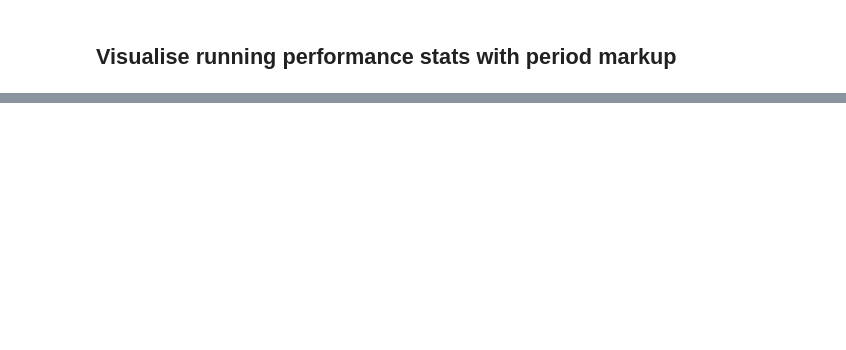
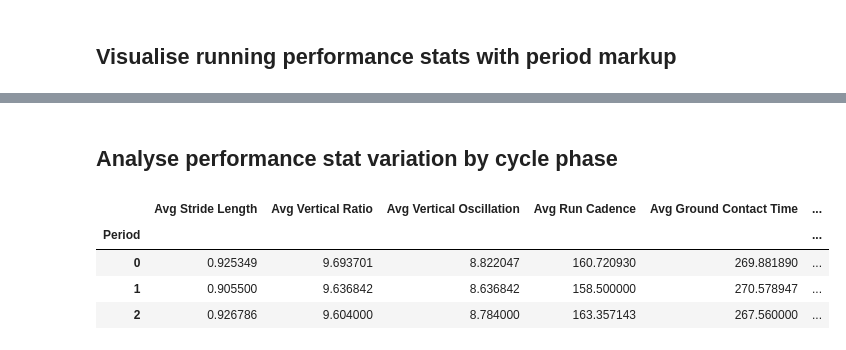
Before and after one commit to hw454/Garmin_Menstrual_Combining, a Jupyter notebook: GarminAnalysis.ipynb, the cells around one changed output, grey strips where cells are left out. Cells and saved outputs as stored; diff of their text form; code cells hidden in the pictures; blank space fills up the shorter version.

```diff
--- a/GarminAnalysis.ipynb
+++ b/GarminAnalysis.ipynb
@@ -59,7 +59,7 @@ To access your heart rate (HR) zones in the Garmin Connect app, you can do the f
 * If your data is in a completely different part of your system you can use an absolute path for example \"C:/User/name/data/", this is NOT advised if you are going to be sharing this script. Include "/" at the end.
 # %%
 hr_zones = [120,148, 165, 176, 185, 213]
-dir_name = "my_data/" # The name and path of the directory you have the data saved in.
+dir_name = "dummy_data/" # The name and path of the directory you have the data saved in.
 # %% [markdown]
 # Setup the Functions
 ## Plotting functions
@@ -234,14 +235,16 @@ activities_df.loc[activities_df.Date.dt.date.isin(period_dates.dt.date),'Period'
 # %%
 running_df.rename(columns = {"Time": "Duration"}, inplace= True)
-running_df["Distance"] = pd.to_numeric(running_df["Distance"])
-running_df[['L_GCT Balance', 'R_GCT Balance']] = running_df["Avg GCT Balance"].str.split(" / ", expand= True)
-running_df.loc[:,"L_GCT Balance"] = running_df.loc[:,"L_GCT Balance"].str.replace(r'\D', '', regex=True)
-running_df.loc[:, "R_GCT Balance"] = running_df.loc[:,"L_GCT Balance"].str.replace(r'\D', '', regex=True)
 col_list = ['Avg Stride Length', 'Avg Vertical Ratio', 'Avg Vertical Oscillation', 'Avg Run Cadence',
             'Avg Ground Contact Time', "L_GCT Balance", "R_GCT Balance"]
+col_list = [col for col in col_list if col in running_df.columns]
+running_df["Distance"] = pd.to_numeric(running_df["Distance"])
+if "L_GCT Balance" in running_df.columns:
+    running_df[['L_GCT Balance', 'R_GCT Balance']] = running_df["Avg GCT Balance"].str.split(" / ", expand= True)
+    running_df.loc[:,"L_GCT Balance"] = running_df.loc[:,"L_GCT Balance"].str.replace(r'\D', '', regex=True)
+    running_df.loc[:, "R_GCT Balance"] = running_df.loc[:,"L_GCT Balance"].str.replace(r'\D', '', regex=True)
+    running_df["L_GCT Balance"] = running_df["L_GCT Balance"] / 1000
+    running_df["R_GCT Balance"] = running_df["R_GCT Balance"] / 1000
 running_df[col_list] = running_df[col_list].apply(pd.to_numeric, errors='coerce')
-running_df["L_GCT Balance"] = running_df["L_GCT Balance"] / 1000
-running_df["R_GCT Balance"] = running_df["R_GCT Balance"] / 1000
 running_df["Date"] = pd.to_datetime(running_df["Date"], dayfirst=True, errors = "coerce")
 running_df.head()
 # %% [output]
@@ -285,7 +288,7 @@ for i in range(ndays):
     next_week = pd.date_range(new_date, next_date, periods = 7)
     if sum(period_dates==pd.Timestamp(new_date.date())):
         period = 1
-    elif period_dates.isin(next_week.date).sum()>0:
+    elif sum(period_dates==pd.Timestamp(next_date.date())):
         period = 2
     else:
         period = 0
@@ -298,7 +301,9 @@ for i in range(ndays):
         duration = dt.timedelta(seconds=activities["Duration_seconds"].sum())
         load = (activities["Duration_seconds"]%60 * activities.hr_zone).sum()
     running_df.loc[running_df.Date.dt.date==pd.Timestamp(new_date.date()).date(),"Period"] = period
+    running_df.loc[running_df.Date.dt.date==pd.Timestamp(new_date.date()).date(),'load']=load
     activities_df.loc[activities_df.Date.dt.date==pd.Timestamp(new_date.date()).date(),"Period"] = period
+    activities_df.loc[activities_df.Date.dt.date==pd.Timestamp(new_date.date()).date(),'load']=load
     by_date[i] = {
         'Date': new_date,
         'run_dist': tot_dist,
@@ -393,0 +406,11 @@ date_r_balance = scatter_plot(running_df, "Date","R_GCT Balance")
+# %% [markdown]
+## Analyse performance stat variation by cycle phase
+# %%
+phase_mean_df = running_df[col_list+['Period','load','Distance']].groupby(by='Period').mean()
+phase_mean_df
+# %% [output]
+|  | Avg Stride Length | Avg Vertical Ratio | Avg Vertical Oscillation | Avg Run Cadence | Avg Ground Contact Time | ... |
+| Period |  |  |  |  |  | ... |
+| 0 | 0.925349 | 9.693701 | 8.822047 | 160.720930 | 269.881890 | ... |
+| 1 | 0.905500 | 9.636842 | 8.636842 | 158.500000 | 270.578947 | ... |
+| 2 | 0.926786 | 9.604000 | 8.784000 | 163.357143 | 267.560000 | ... |
```
Also changed, not shown: parts of 11 cells of this notebook.
